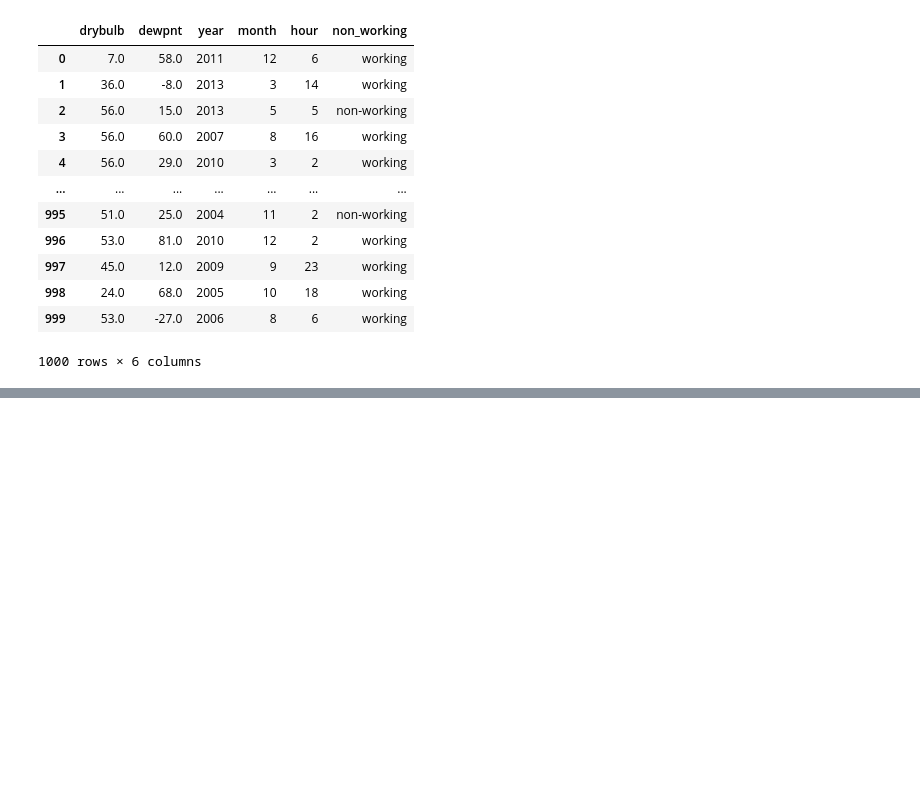
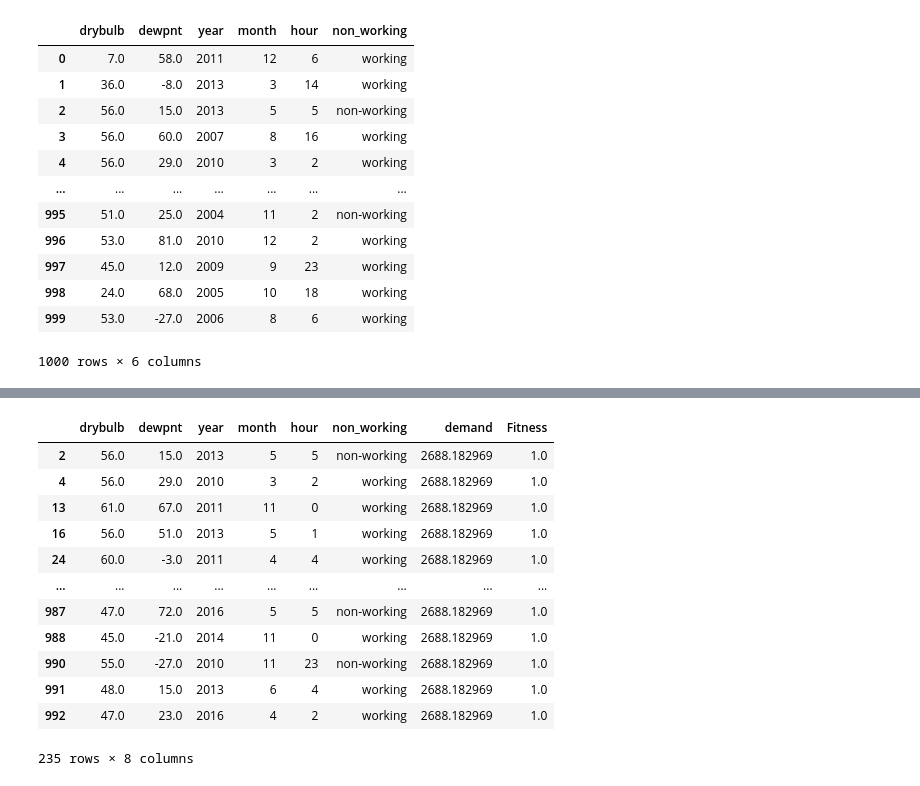
Before and after one commit to thenoaimi/energy-consumption-repo, a Jupyter notebook: Genetic_Algorithm.ipynb, the cells around one changed output, grey strips where cells are left out. Drawn from its saved outputs; the diff is of its cells as text; code cells hidden in the pictures; blank space fills up the shorter version.

```diff
--- a/Genetic_Algorithm.ipynb
+++ b/Genetic_Algorithm.ipynb
@@ -715,0 +752,17 @@ FinalGen
+# %%
+top = finalEval[finalEval['Fitness'] == 1]
+top
+# %% [output]
+|  | drybulb | dewpnt | year | month | hour | non_working | demand | Fitness |
+| 2 | 56.0 | 15.0 | 2013 | 5 | 5 | non-working | 2688.182969 | 1.0 |
+| 4 | 56.0 | 29.0 | 2010 | 3 | 2 | working | 2688.182969 | 1.0 |
+| 13 | 61.0 | 67.0 | 2011 | 11 | 0 | working | 2688.182969 | 1.0 |
+| 16 | 56.0 | 51.0 | 2013 | 5 | 1 | working | 2688.182969 | 1.0 |
+| 24 | 60.0 | -3.0 | 2011 | 4 | 4 | working | 2688.182969 | 1.0 |
+| ... | ... | ... | ... | ... | ... | ... | ... | ... |
+| 987 | 47.0 | 72.0 | 2016 | 5 | 5 | non-working | 2688.182969 | 1.0 |
+| 988 | 45.0 | -21.0 | 2014 | 11 | 0 | working | 2688.182969 | 1.0 |
+| 990 | 55.0 | -27.0 | 2010 | 11 | 23 | non-working | 2688.182969 | 1.0 |
+| 991 | 48.0 | 15.0 | 2013 | 6 | 4 | working | 2688.182969 | 1.0 |
+| 992 | 47.0 | 23.0 | 2016 | 4 | 2 | working | 2688.182969 | 1.0 |
+235 rows × 8 columns
```
Also changed, not shown: parts of 7 cells of this notebook.
